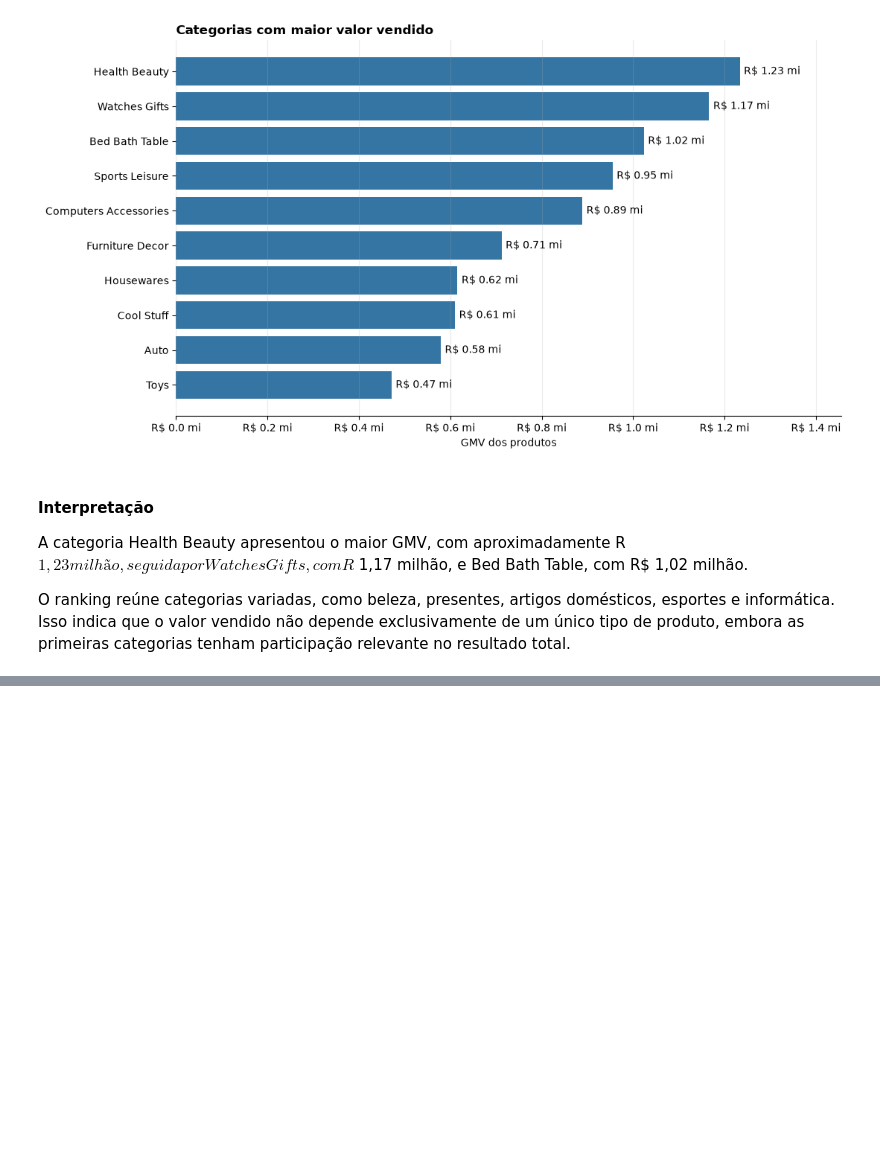
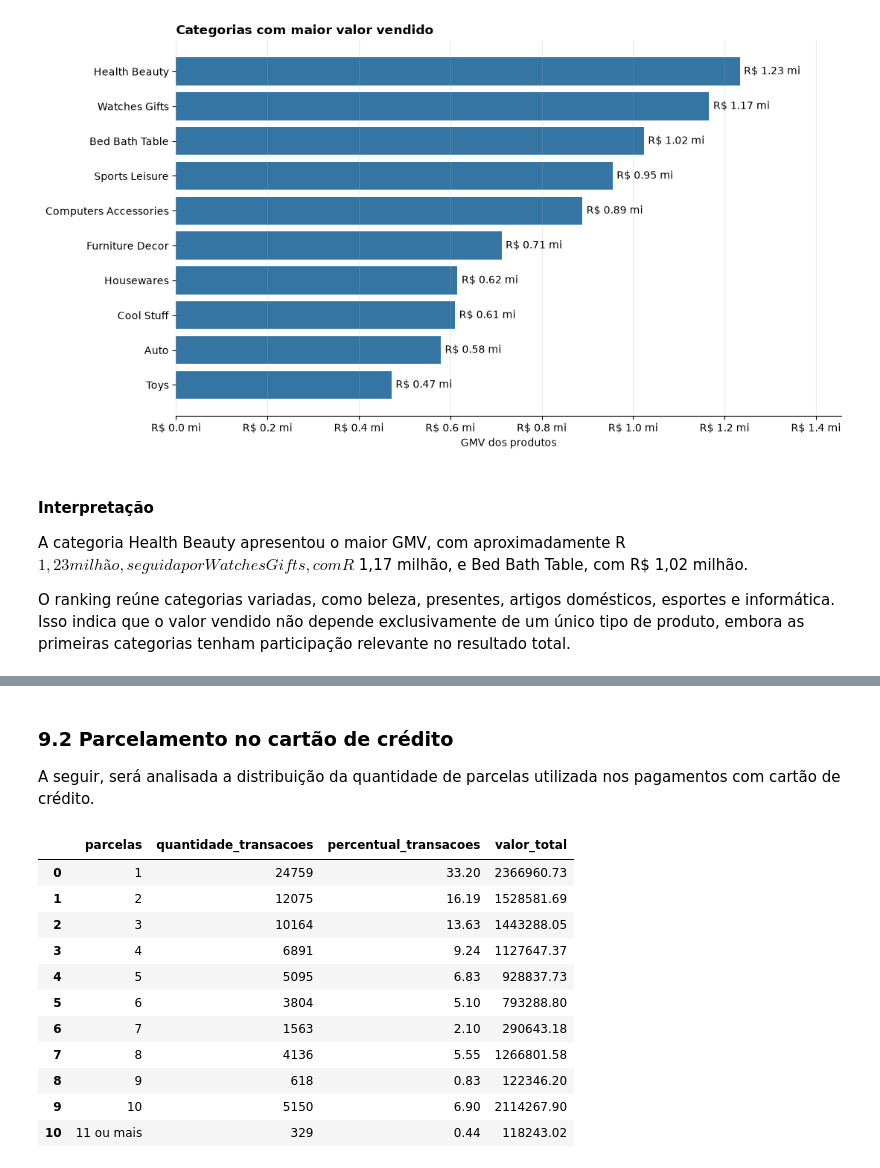
Before and after one commit to AliceGuerreiro/analise-vendas-ecommerce, a Jupyter notebook: notebooks/01_exploracao_inicial.ipynb, the cells around one changed output, grey strips where cells are left out. Cells and saved outputs as stored; diff of their text form; code cells hidden in the pictures; blank space fills up the shorter version.

```diff
--- a/notebooks/01_exploracao_inicial.ipynb
+++ b/notebooks/01_exploracao_inicial.ipynb
@@ -994,0 +1102,51 @@ O ranking reúne categorias variadas, como beleza, presentes, artigos doméstico
+# %% [markdown]
+### 9.2 Parcelamento no cartão de crédito
+
+A seguir, será analisada a distribuição da quantidade de parcelas utilizada nos pagamentos com cartão de crédito.
+# %%
+pagamentos_credito = pagamentos_entregues.loc[
+    (pagamentos_entregues["payment_type"] == "credit_card")
+    & (pagamentos_entregues["payment_installments"] >= 1)
+].copy()
+
+pagamentos_credito["grupo_parcelas"] = (
+    pagamentos_credito["payment_installments"]
+    .where(pagamentos_credito["payment_installments"] <= 10, 11)
+)
+
+parcelamento = (
+    pagamentos_credito
+    .groupby("grupo_parcelas", as_index=False)
+    .agg(
+        quantidade_transacoes=("order_id", "count"),
+        valor_total=("payment_value", "sum")
+    )
+    .sort_values("grupo_parcelas")
+)
+
+parcelamento["percentual_transacoes"] = (
+    parcelamento["quantidade_transacoes"]
+    / parcelamento["quantidade_transacoes"].sum()
+    * 100
+).round(2)
+
+parcelamento["parcelas"] = parcelamento["grupo_parcelas"].apply(
+    lambda valor: "11 ou mais" if valor == 11 else str(int(valor))
+)
+
+parcelamento[
+    ["parcelas", "quantidade_transacoes", "percentual_transacoes", "valor_total"]
+]
+# %% [output]
+|  | parcelas | quantidade_transacoes | percentual_transacoes | valor_total |
+| 0 | 1 | 24759 | 33.20 | 2366960.73 |
+| 1 | 2 | 12075 | 16.19 | 1528581.69 |
+| 2 | 3 | 10164 | 13.63 | 1443288.05 |
+| 3 | 4 | 6891 | 9.24 | 1127647.37 |
+| 4 | 5 | 5095 | 6.83 | 928837.73 |
+| 5 | 6 | 3804 | 5.10 | 793288.80 |
+| 6 | 7 | 1563 | 2.10 | 290643.18 |
+| 7 | 8 | 4136 | 5.55 | 1266801.58 |
+| 8 | 9 | 618 | 0.83 | 122346.20 |
+| 9 | 10 | 5150 | 6.90 | 2114267.90 |
+| 10 | 11 ou mais | 329 | 0.44 | 118243.02 |
```
Also changed, not shown: parts of 6 cells of this notebook.
